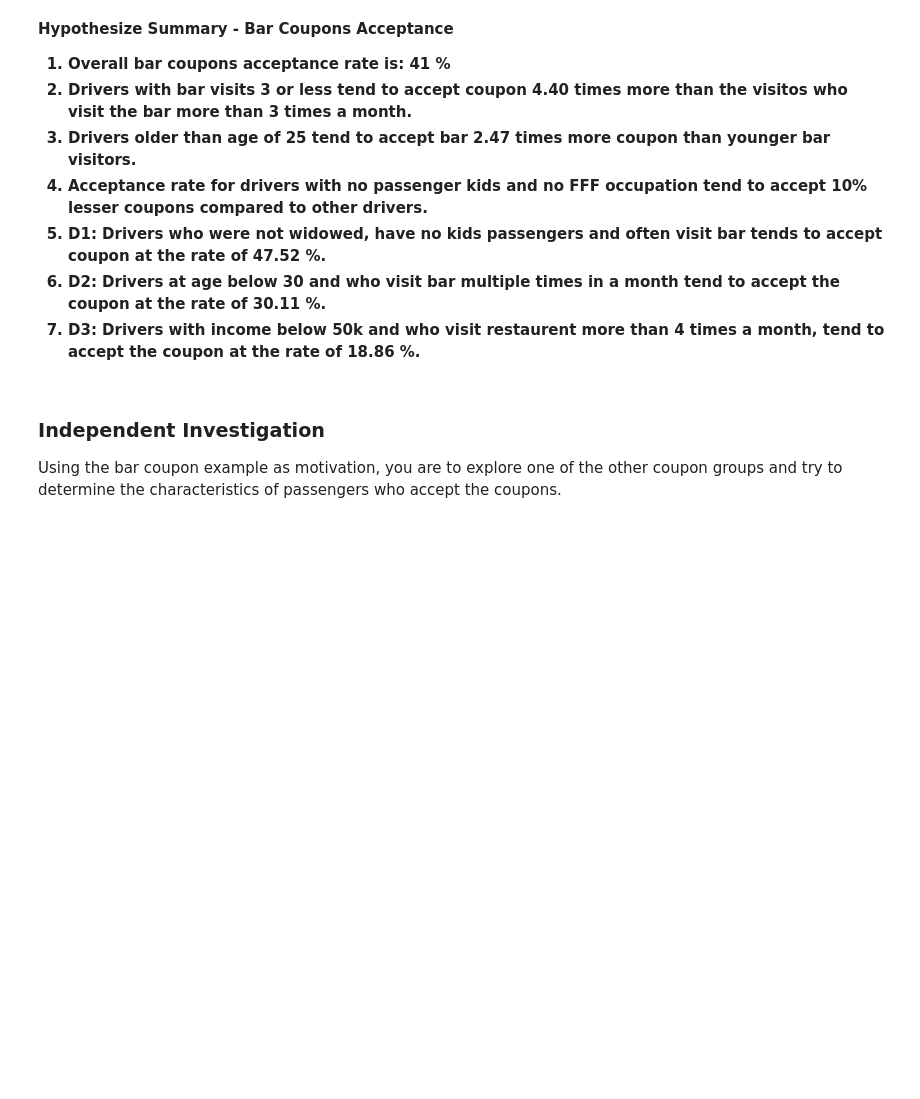
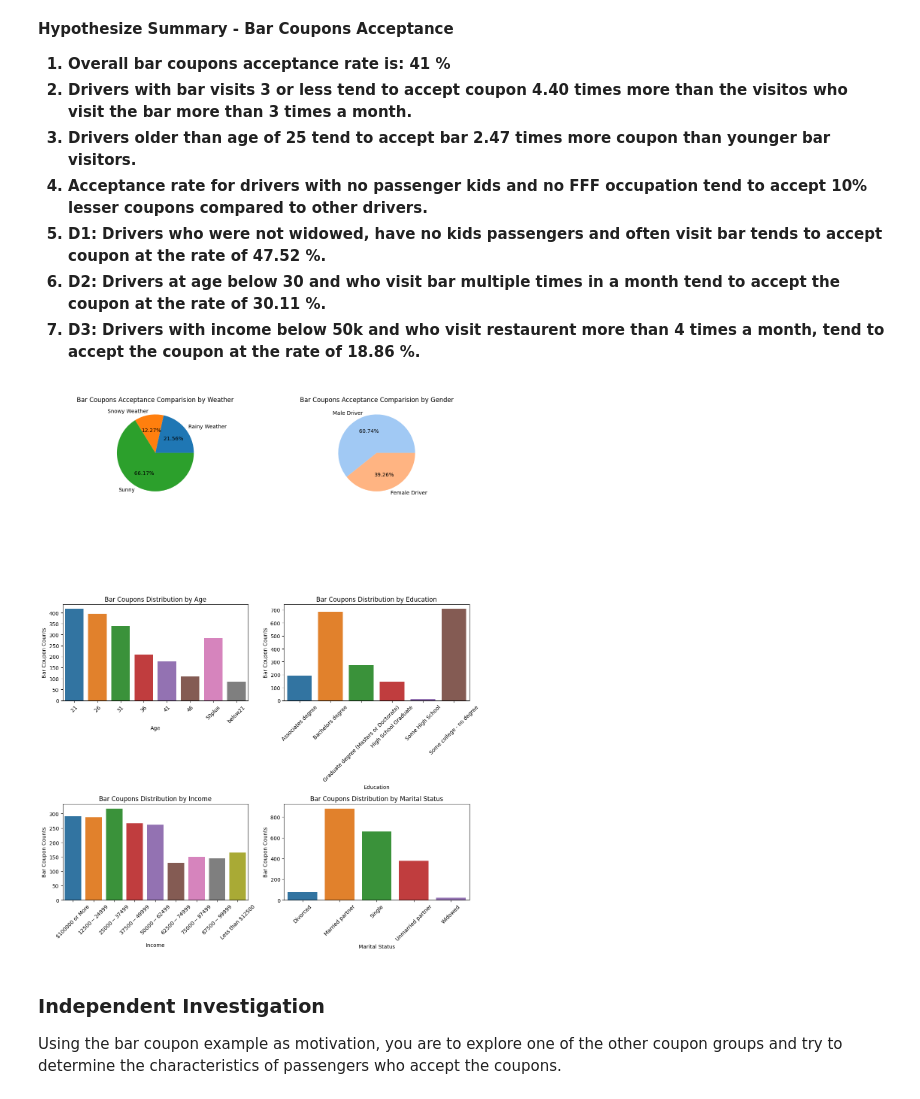
Before and after one commit to atewari-bot/driving-coupon, a Jupyter notebook: driving-coupon-eda.ipynb, the cells around one changed output. Cells and saved outputs as stored; diff of their text form; code cells hidden in the pictures; blank space fills up the shorter version.

```diff
--- a/prompt.ipynb
+++ b/driving-coupon-eda.ipynb
@@ -900,6 +900,30 @@ plot_bar_coupon_acceptance_for_bar_visitors_and_rest_visitors()
       <li><b>D2: Drivers at age below 30 and who visit bar multiple times in a month tend to accept the coupon at the rate of 30.11 %.</b></li>
       <li><b>D3: Drivers with income below 50k and who visit restaurent more than 4 times a month, tend to accept the coupon at the rate of 18.86 %.</b></li>
     </ol>
+# %%
+# Function to subplot Bar coupon acceptance
+def plot_bar_acceptance_subplots():
+    # Set bar visits frequency list
+    business_visits_count_list = ['4~8', '1~3', 'gt8']
+    # set bar visit frquency inclusion list
+    business_visits_3_or_less = ['1~3', 'never', 'less1']
+
+    # list of functions to make subplots
+    bar_plot_params = [
+        [plot_coupon_acceptance_by_weather, 'weather', '', '', 'Bar Coupons Acceptance Comparision by Weather', 'Bar in @business_visits_3_or_less', bar_coupon_df],
+        [plot_coupon_acceptance_by_gender, 'gender', '', '', 'Bar Coupons Acceptance Comparision by Gender', 'Bar in @business_visits_count_list', bar_coupon_df],
+        [plot_coupon_acceptance_by_age, 'age', 'Age', 'Bar Coupon Counts', 'Bar Coupons Distribution by Age', '', bar_coupon_df],
+        [plot_coupon_acceptance_by_education, 'education', 'Education', 'Bar Coupon Counts', 'Bar Coupons Distribution by Education', '', bar_coupon_df],
+        [plot_coupon_acceptance_by_income, 'income', 'Income', 'Bar Coupon Counts', 'Bar Coupons Distribution by Income', '', bar_coupon_df],
+        [plot_coupon_acceptance_by_marital_status, 'maritalStatus', 'Marital Status', 'Bar Coupon Counts', 'Bar Coupons Distribution by Marital Status', '', bar_coupon_df]
+    ]
+
+    make_subplot("images/bar_subplots.png", bar_plot_params)
+# %%
+# Render subplot for Bar coupon acceptance
+plot_bar_acceptance_subplots()
+# %% [output]
+[figure, added]
 # %% [markdown]
 ### Independent Investigation
 
```
Also changed, not shown: parts of 2 cells of this notebook, 2 other files.
